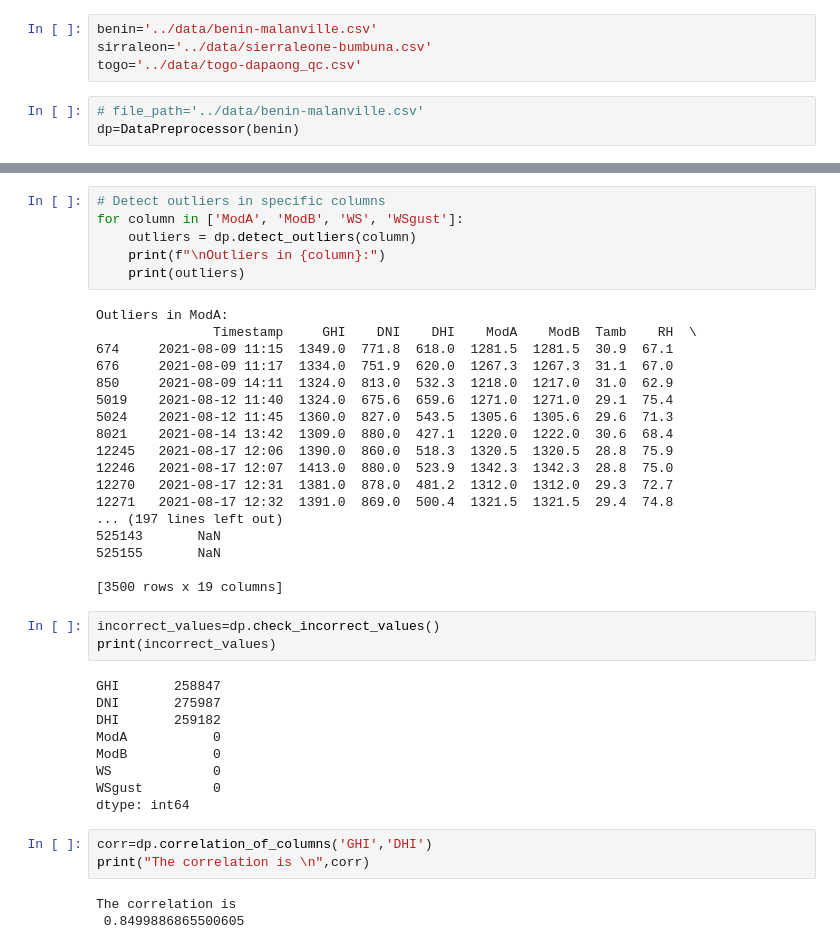
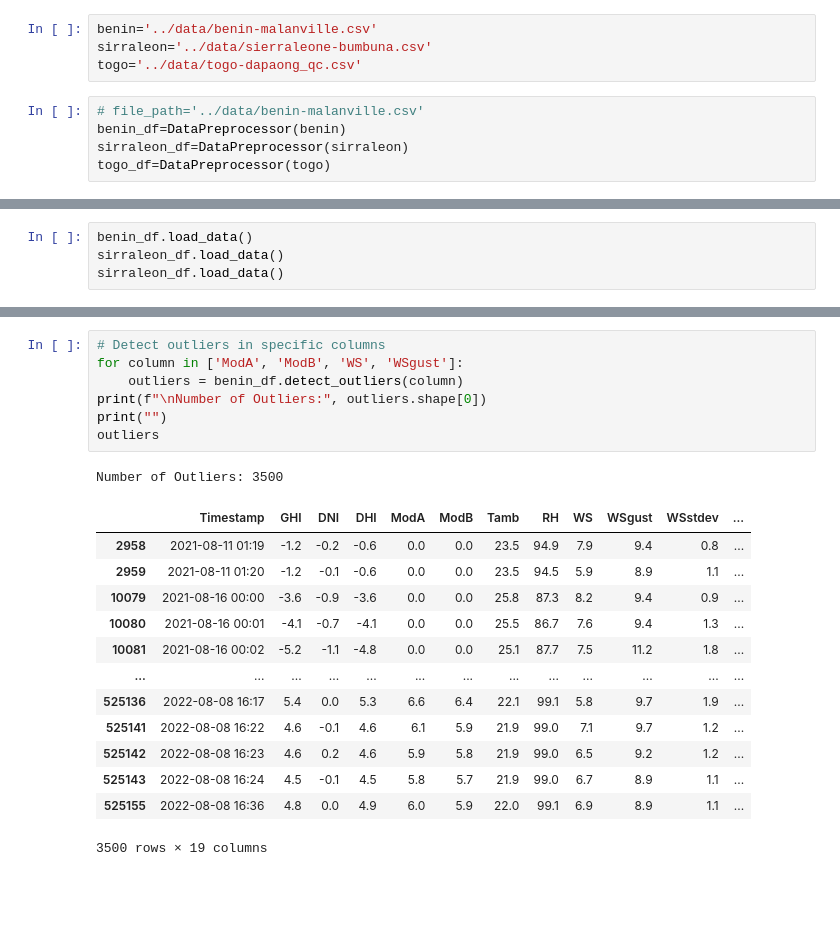
Before and after one commit to getahunTiruneh/SolarStrategy-Insight, a Jupyter notebook: notebooks/Moonlight_EDA.ipynb, the cells around one changed output, grey strips where cells are left out. Cells and saved outputs as stored; diff of their text form; blank space fills up the shorter version.

```diff
--- a/notebooks/Moonlight_EDA.ipynb
+++ b/notebooks/Moonlight_EDA.ipynb
@@ -11,4 +11,6 @@ sirraleon='../data/sierraleone-bumbuna.csv'
 togo='../data/togo-dapaong_qc.csv'
 # %%
 # file_path='../data/benin-malanville.csv'
-dp=DataPreprocessor(benin)
+benin_df=DataPreprocessor(benin)
+sirraleon_df=DataPreprocessor(sirraleon)
+togo_df=DataPreprocessor(togo)
@@ -25,0 +17,4 @@ dp.data.head()
+# %%
+benin_df.load_data()
+sirraleon_df.load_data()
+sirraleon_df.load_data()
@@ -114,42 +151,22 @@ Comments               525600              NaN
 # %%
 # Detect outliers in specific columns
 for column in ['ModA', 'ModB', 'WS', 'WSgust']:
-    outliers = dp.detect_outliers(column)
-    print(f"\nOutliers in {column}:")
-    print(outliers)
+    outliers = benin_df.detect_outliers(column)
+print(f"\nNumber of Outliers:", outliers.shape[0])
+print("")
+outliers
 # %% [output]
-Outliers in ModA:
-               Timestamp     GHI    DNI    DHI    ModA    ModB  Tamb    RH  \
-674     2021-08-09 11:15  1349.0  771.8  618.0  1281.5  1281.5  30.9  67.1
-676     2021-08-09 11:17  1334.0  751.9  620.0  1267.3  1267.3  31.1  67.0
-850     2021-08-09 14:11  1324.0  813.0  532.3  1218.0  1217.0  31.0  62.9
-5019    2021-08-12 11:40  1324.0  675.6  659.6  1271.0  1271.0  29.1  75.4
-5024    2021-08-12 11:45  1360.0  827.0  543.5  1305.6  1305.6  29.6  71.3
-8021    2021-08-14 13:42  1309.0  880.0  427.1  1220.0  1222.0  30.6  68.4
-12245   2021-08-17 12:06  1390.0  860.0  518.3  1320.5  1320.5  28.8  75.9
-12246   2021-08-17 12:07  1413.0  880.0  523.9  1342.3  1342.3  28.8  75.0
-12270   2021-08-17 12:31  1381.0  878.0  481.2  1312.0  1312.0  29.3  72.7
-12271   2021-08-17 12:32  1391.0  869.0  500.4  1321.5  1321.5  29.4  74.8
-... (197 lines left out)
-525143       NaN
-525155       NaN
-
-[3500 rows x 19 columns]
+Number of Outliers: 3500
+|  | Timestamp | GHI | DNI | DHI | ModA | ModB | Tamb | RH | WS | WSgust | WSstdev | ... |
+| 2958 | 2021-08-11 01:19 | -1.2 | -0.2 | -0.6 | 0.0 | 0.0 | 23.5 | 94.9 | 7.9 | 9.4 | 0.8 | ... |
+| 2959 | 2021-08-11 01:20 | -1.2 | -0.1 | -0.6 | 0.0 | 0.0 | 23.5 | 94.5 | 5.9 | 8.9 | 1.1 | ... |
+| 10079 | 2021-08-16 00:00 | -3.6 | -0.9 | -3.6 | 0.0 | 0.0 | 25.8 | 87.3 | 8.2 | 9.4 | 0.9 | ... |
+| 10080 | 2021-08-16 00:01 | -4.1 | -0.7 | -4.1 | 0.0 | 0.0 | 25.5 | 86.7 | 7.6 | 9.4 | 1.3 | ... |
+| 10081 | 2021-08-16 00:02 | -5.2 | -1.1 | -4.8 | 0.0 | 0.0 | 25.1 | 87.7 | 7.5 | 11.2 | 1.8 | ... |
+| ... | ... | ... | ... | ... | ... | ... | ... | ... | ... | ... | ... | ... |
+| 525136 | 2022-08-08 16:17 | 5.4 | 0.0 | 5.3 | 6.6 | 6.4 | 22.1 | 99.1 | 5.8 | 9.7 | 1.9 | ... |
+| 525141 | 2022-08-08 16:22 | 4.6 | -0.1 | 4.6 | 6.1 | 5.9 | 21.9 | 99.0 | 7.1 | 9.7 | 1.2 | ... |
+| 525142 | 2022-08-08 16:23 | 4.6 | 0.2 | 4.6 | 5.9 | 5.8 | 21.9 | 99.0 | 6.5 | 9.2 | 1.2 | ... |
+| 525143 | 2022-08-08 16:24 | 4.5 | -0.1 | 4.5 | 5.8 | 5.7 | 21.9 | 99.0 | 6.7 | 8.9 | 1.1 | ... |
+| 525155 | 2022-08-08 16:36 | 4.8 | 0.0 | 4.9 | 6.0 | 5.9 | 22.0 | 99.1 | 6.9 | 8.9 | 1.1 | ... |
+3500 rows × 19 columns
-# %%
-incorrect_values=dp.check_incorrect_values()
-print(incorrect_values)
-# %% [output]
-GHI       258847
-DNI       275987
-DHI       259182
-ModA           0
-ModB           0
-WS             0
-WSgust         0
-dtype: int64
-# %%
-corr=dp.correlation_of_columns('GHI','DHI')
-print("The correlation is \n",corr)
-# %% [output]
-The correlation is
- 0.8499886865500605
```
Also changed, not shown: parts of 17 cells of this notebook, 2 other files.
